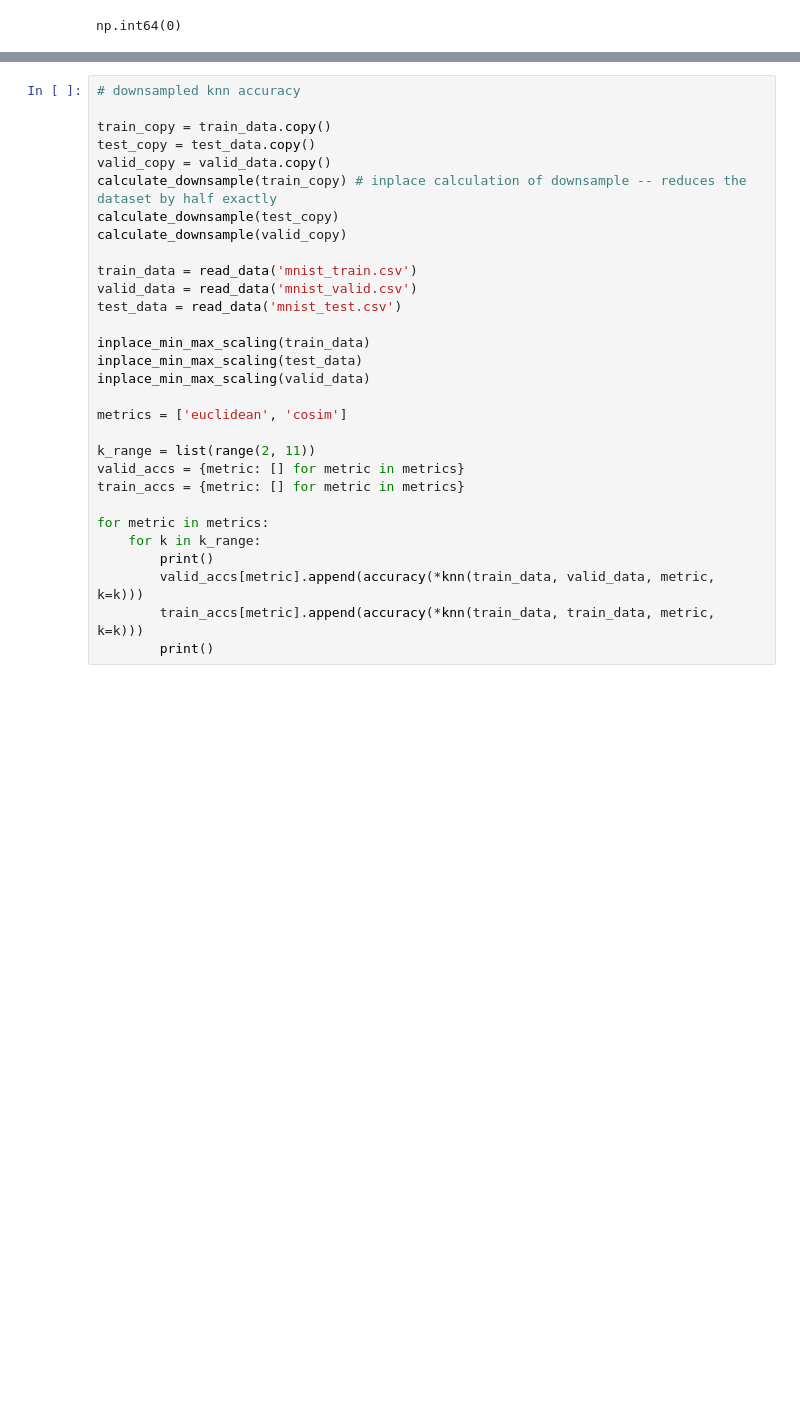
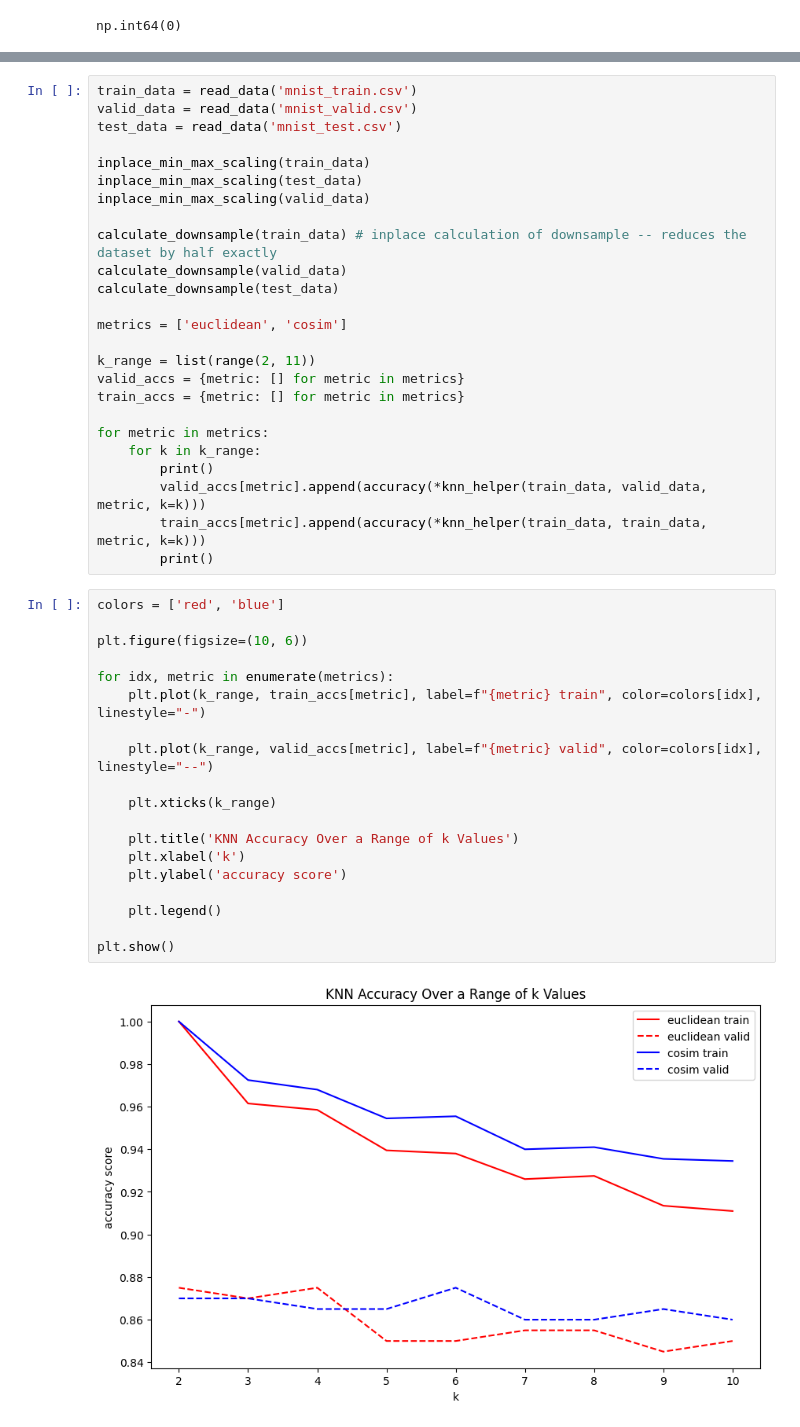
Before and after one commit to Pmcslarrow/hw_2_ml, a Jupyter notebook: plots.ipynb, the cells around one changed output, grey strips where cells are left out. Drawn from its saved outputs; the diff is of its cells as text; blank space fills up the shorter version.

```diff
--- a/plots.ipynb
+++ b/plots.ipynb
@@ -88,13 +78,4 @@ TEST SET ACCURACY FOR cosim WITH K=7: 0.915
 # %%
-# downsampled knn accuracy
-
-train_copy = train_data.copy()
-test_copy = test_data.copy()
-valid_copy = valid_data.copy()
-calculate_downsample(train_copy) # inplace calculation of downsample -- reduces the dataset by half exactly
-calculate_downsample(test_copy)
-calculate_downsample(valid_copy)
-
 train_data = read_data('mnist_train.csv')
 valid_data = read_data('mnist_valid.csv')
 test_data = read_data('mnist_test.csv')
@@ -102,6 +83,10 @@ test_data = read_data('mnist_test.csv')
 inplace_min_max_scaling(train_data)
 inplace_min_max_scaling(test_data)
 inplace_min_max_scaling(valid_data)
+
+calculate_downsample(train_data) # inplace calculation of downsample -- reduces the dataset by half exactly
+calculate_downsample(valid_data)
+calculate_downsample(test_data)
 
 metrics = ['euclidean', 'cosim']
 
@@ -112,6 +97,27 @@ train_accs = {metric: [] for metric in metrics}
 for metric in metrics:
     for k in k_range:
         print()
-        valid_accs[metric].append(accuracy(*knn(train_data, valid_data, metric, k=k)))
-        train_accs[metric].append(accuracy(*knn(train_data, train_data, metric, k=k)))
+        valid_accs[metric].append(accuracy(*knn_helper(train_data, valid_data, metric, k=k)))
+        train_accs[metric].append(accuracy(*knn_helper(train_data, train_data, metric, k=k)))
         print()
+# %%
+colors = ['red', 'blue']
+
+plt.figure(figsize=(10, 6))
+
+for idx, metric in enumerate(metrics):
+    plt.plot(k_range, train_accs[metric], label=f"{metric} train", color=colors[idx], linestyle="-")
+
+    plt.plot(k_range, valid_accs[metric], label=f"{metric} valid", color=colors[idx], linestyle="--")
+
+    plt.xticks(k_range)
+
+    plt.title('KNN Accuracy Over a Range of k Values')
+    plt.xlabel('k')
+    plt.ylabel('accuracy score')
+
+    plt.legend()
+
+plt.show()
+# %% [output]
+[figure, added]
```
Also changed, not shown: parts of 8 cells of this notebook, 9 other files.
